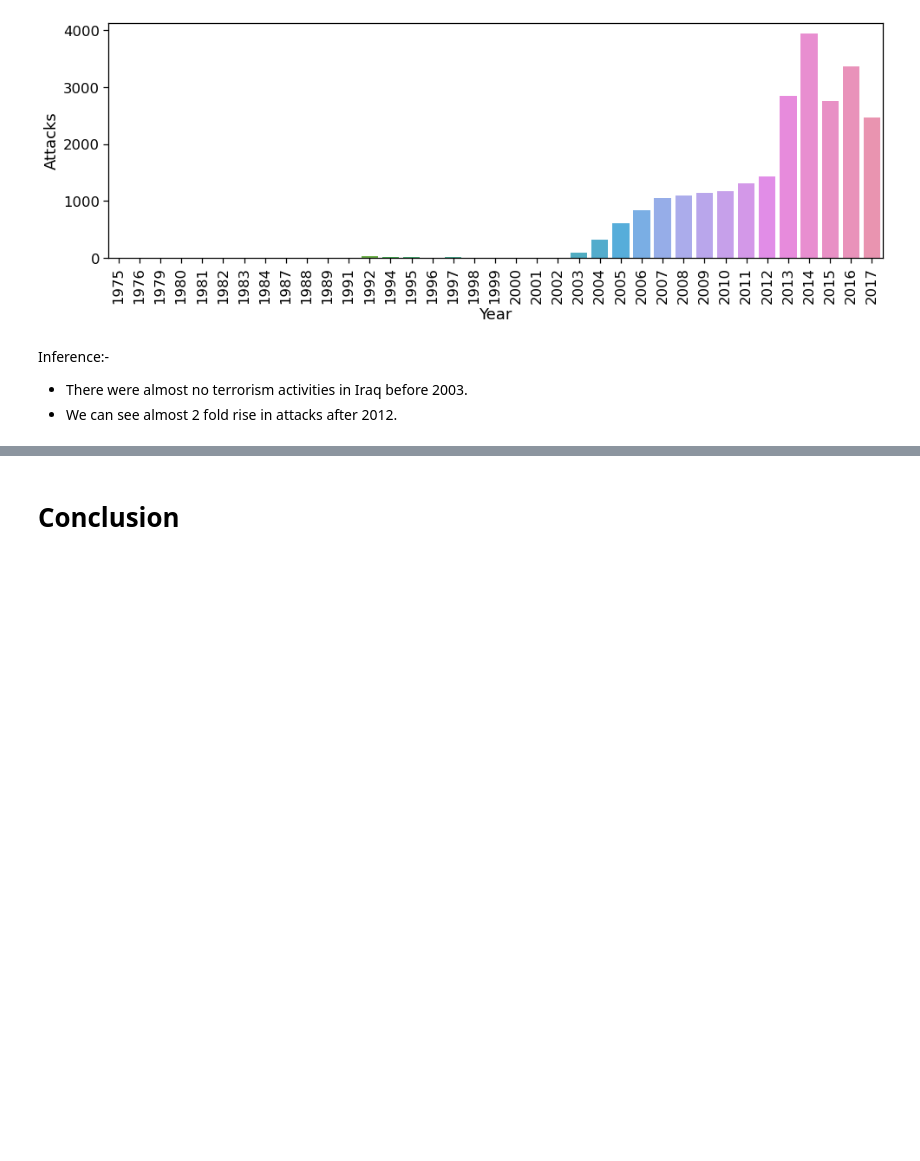
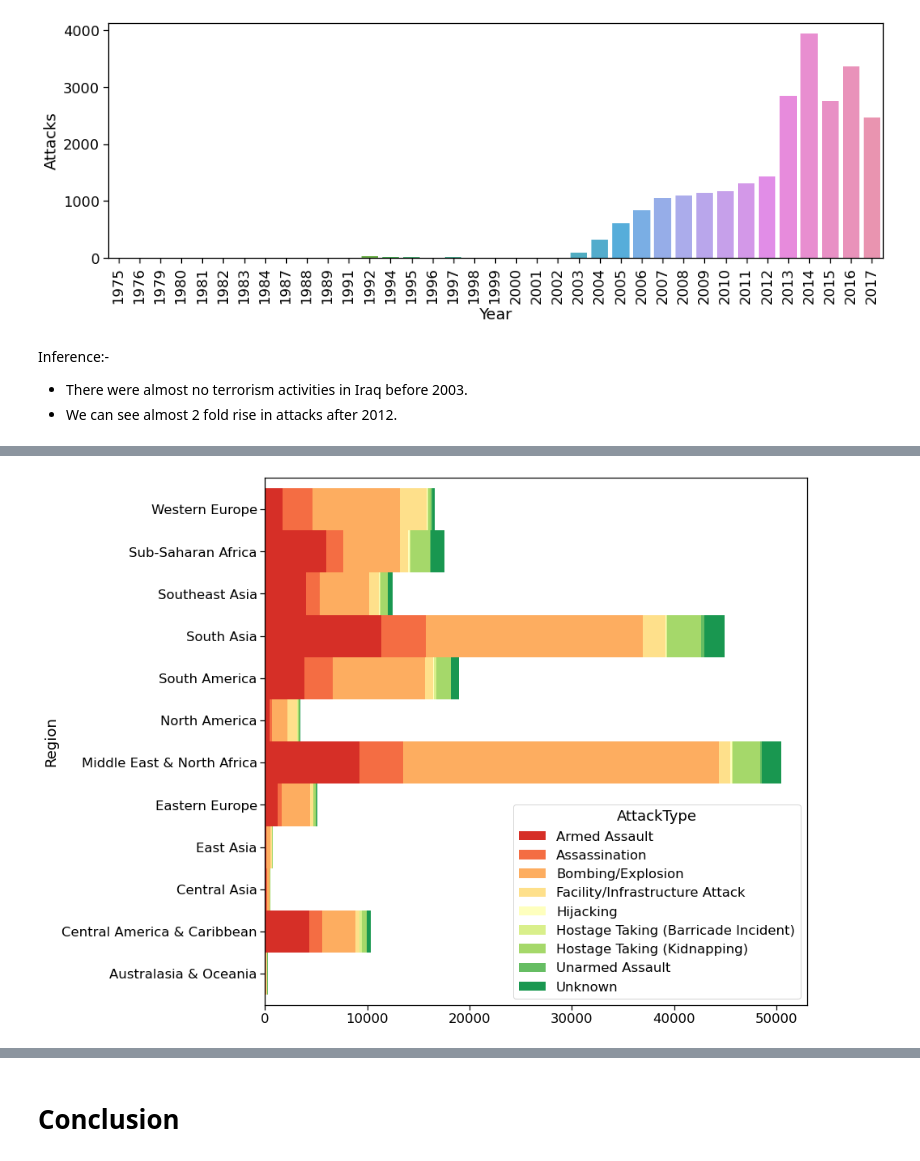
Before and after one commit to FiNiX-GaMmA/Global_terrorism-EDA_project, a Jupyter notebook: worsheet.ipynb, the cells around one changed output, grey strips where cells are left out. Cells and saved outputs as stored; diff of their text form; code cells hidden in the pictures; blank space fills up the shorter version.

```diff
--- a/worsheet.ipynb
+++ b/worsheet.ipynb
@@ -548,0 +577,7 @@ Inference:-
+# %%
+pd.crosstab(data.Region,data.AttackType).plot.barh(stacked=True,width=1,color=sns.color_palette('RdYlGn',9))
+fig=plt.gcf()
+fig.set_size_inches(12,12)
+plt.show()
+# %% [output]
+[figure, added]
```
Also changed, not shown: parts of 10 cells of this notebook.
